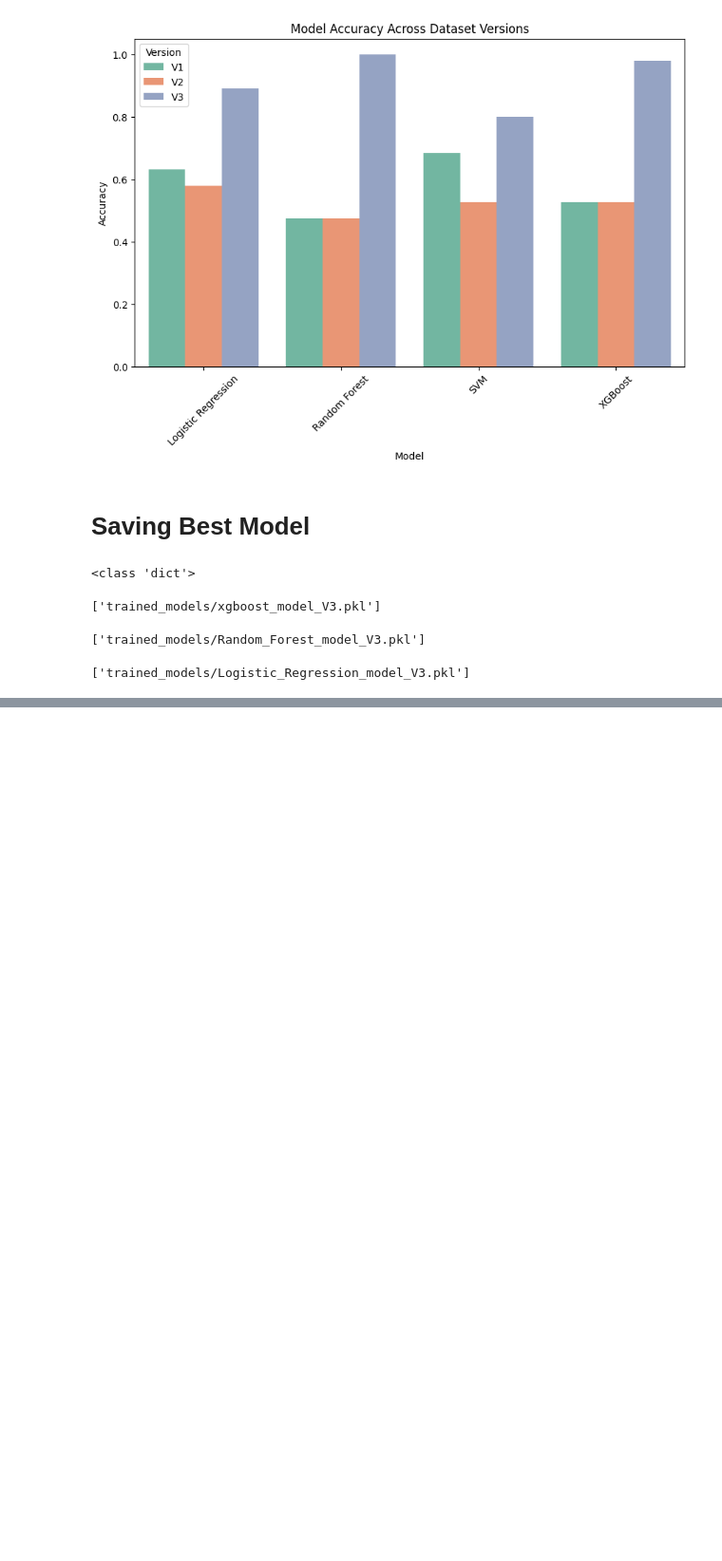
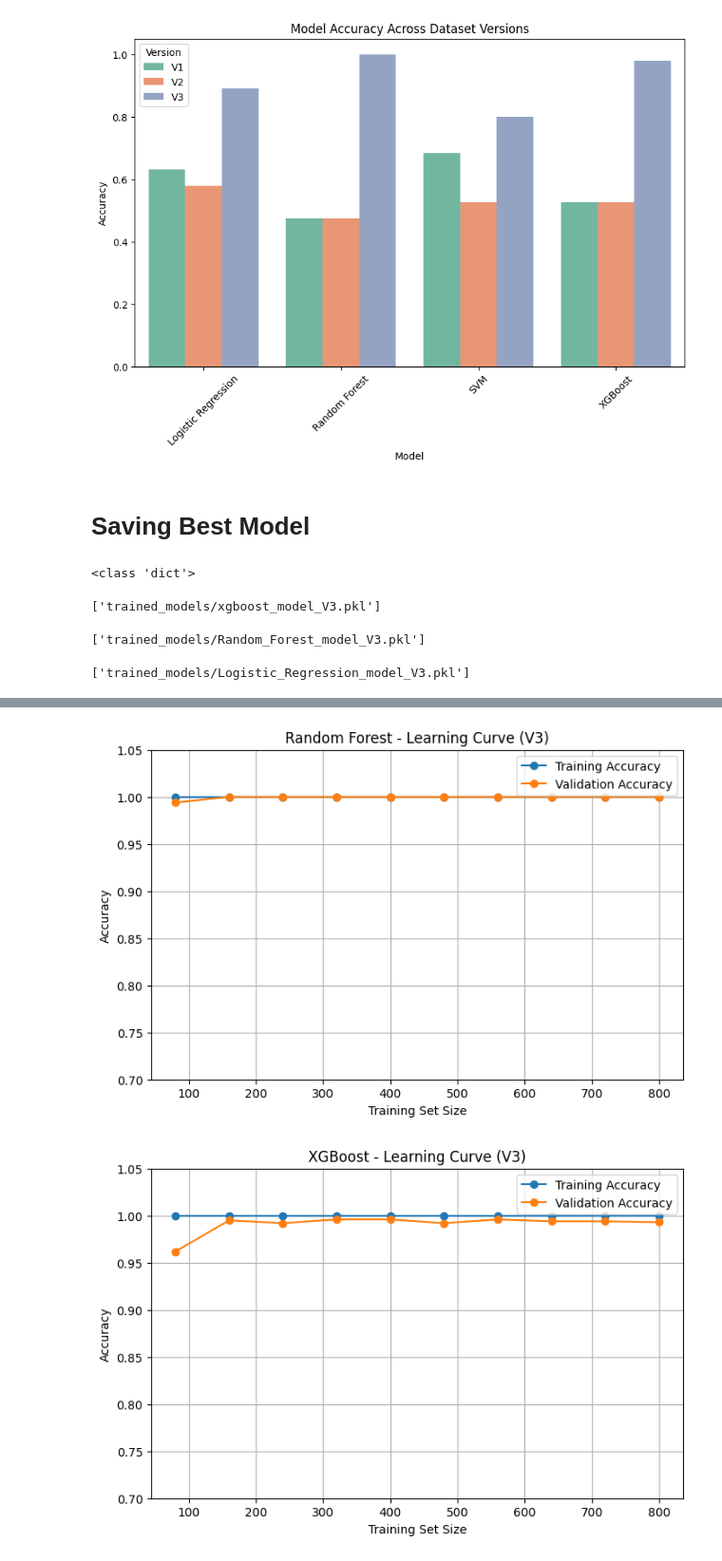
Before and after one commit to aliirshad3098/RockBurst_Prediction_In_Tunnel, a Jupyter notebook: Training_ml_models.ipynb, the cells around one changed output, grey strips where cells are left out. Shown at 95% size. Cells and saved outputs as stored; diff of their text form; code cells hidden in the pictures; blank space fills up the shorter version.

```diff
--- a/Training_ml_models.ipynb
+++ b/Training_ml_models.ipynb
@@ -465,0 +468,11 @@ joblib.dump(models["Logistic Regression"], "trained_models/Logistic_Regression_m
+# %%
+from sklearn.model_selection import StratifiedKFold, cross_val_score
+
+features_V3 = ['Energy_Unit_log', 'Energy_density_sqr', 'Volume_sqr',
+       'Event_freq_unit_per_day_log', 'Energy_Joule_per_day_sqr',
+       'Volume_m3_per_day_sqr', 'Energy_per_Volume_log',
+       'Energy_per_Duration_log', 'Volume_Change_Rate_log', 'Duration_days']
+target = 'Intensity_Level_encoded'
+
+X = df_V3[features]
+y = df_V3[target]
@@ -465,0 +500,32 @@ joblib.dump(models["Logistic Regression"], "trained_models/Logistic_Regression_m
+# %%
+from sklearn.model_selection import learning_curve
+
+#Learning curve function
+def plot_learning_curve(estimator, X, y, title):
+    train_sizes, train_scores, test_scores = learning_curve(
+        estimator, X, y, cv=5, scoring='accuracy', n_jobs=-1,
+        train_sizes=np.linspace(0.1, 1.0, 10), random_state=42
+    )
+    train_mean = np.mean(train_scores, axis=1)
+    test_mean = np.mean(test_scores, axis=1)
+
+    plt.figure(figsize=(8, 5))
+    plt.plot(train_sizes, train_mean, 'o-', label="Training Accuracy")
+    plt.plot(train_sizes, test_mean, 'o-', label="Validation Accuracy")
+    plt.title(title)
+    plt.xlabel("Training Set Size")
+    plt.ylabel("Accuracy")
+    plt.ylim(0.7, 1.05)
+    plt.legend()
+    plt.grid(True)
+    plt.show()
+
+# Plot curves
+plot_learning_curve(RandomForestClassifier(n_estimators=200, random_state=42),
+                    X, y, "Random Forest - Learning Curve (V3)")
+
+plot_learning_curve(XGBClassifier(eval_metric='mlogloss', random_state=42),
+                    X, y, "XGBoost - Learning Curve (V3)")
+# %% [output]
+[figure, added]
+[figure, added]
```
Also changed, not shown: parts of 3 cells of this notebook.
